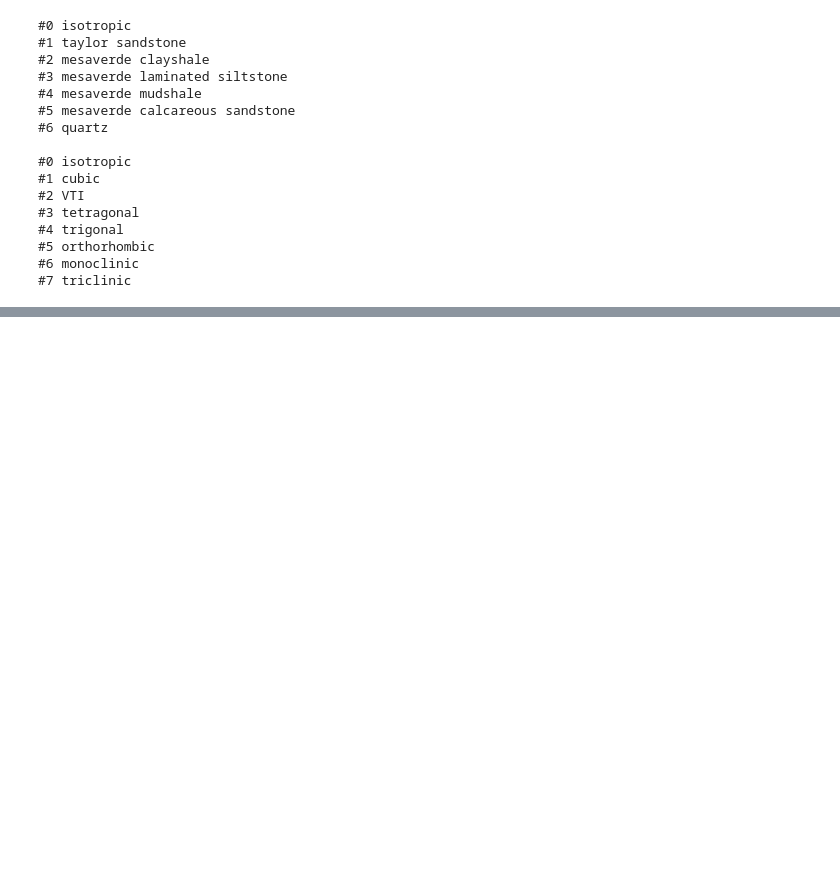
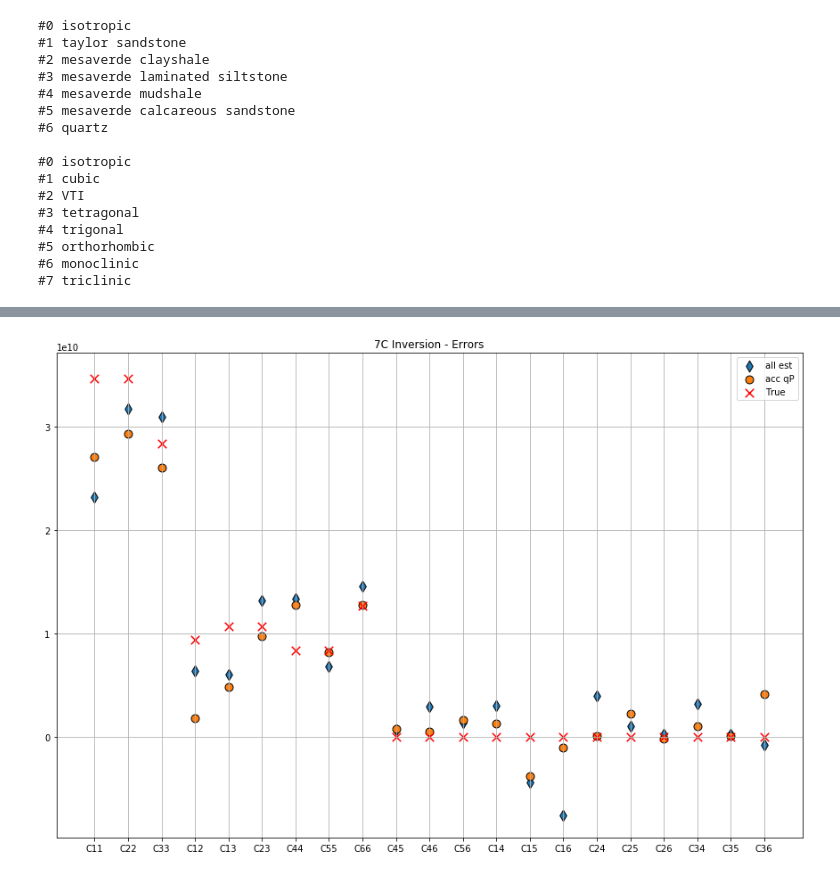
Before and after one commit to sebnoe/anisotropy, a Jupyter notebook: notebooks/Inversion_7C.ipynb, the cells around one changed output, grey strips where cells are left out. Saved outputs shown, nothing was run; the diff lists cells and outputs as text; code cells hidden in the pictures; blank space fills up the shorter version.

Commit message:
Inversion error

```diff
--- a/notebooks/Inversion_7C.ipynb
+++ b/notebooks/Inversion_7C.ipynb
@@ -329,0 +348,3 @@ Estimated Elastic tensor - 7C:
+# %%
+C, density = get_specific_VTI(medium[1])
+#C, density = get_random_C('orthorhombic',20)
@@ -329,0 +359,7 @@ Estimated Elastic tensor - 7C:
+# %%
+ang1 = 0
+ang2 = 0
+ang3 = 0
+C = rotate_C(C,1,ang1)
+C = rotate_C(C,2,ang2)
+C = rotate_C(C,3,ang3)
@@ -329,0 +731,18 @@ Estimated Elastic tensor - 7C:
+# %%
+plt.figure(figsize=(15,10))
+plt.title('7C Inversion - Errors')
+plt.scatter(param,c_est1,label='all est',marker='d',s=80,edgecolors='black')
+#plt.scatter(param,c_est2,label='acc nu',s=80,edgecolors='black')
+#plt.scatter(param,c_est3,label='acc pol',s=80,edgecolors='black')
+#plt.scatter(param,c_est4,label='nu + pol',s=80,edgecolors='black')
+#plt.scatter(param,c_est5,label='acc qS',s=80,edgecolors='black')
+plt.scatter(param,c_est6,label='acc qP',s=80,edgecolors='black')
+#plt.scatter(param,c_est7,label='acc vel',s=80,edgecolors='black')
+#plt.scatter(param,c_est9,label='acc vel+nu',s=80,edgecolors='black')
+#plt.scatter(param,c_est8,label='acc all',s=80,edgecolors='black')
+plt.scatter(param,c_true,color='red',marker='x',label='True',s=90,edgecolors='black')
+plt.grid()
+plt.legend(loc=1)
+plt.show()
+# %% [output]
+[figure, added]
```
Also changed, not shown: parts of 6 cells of this notebook, 2 other files.
